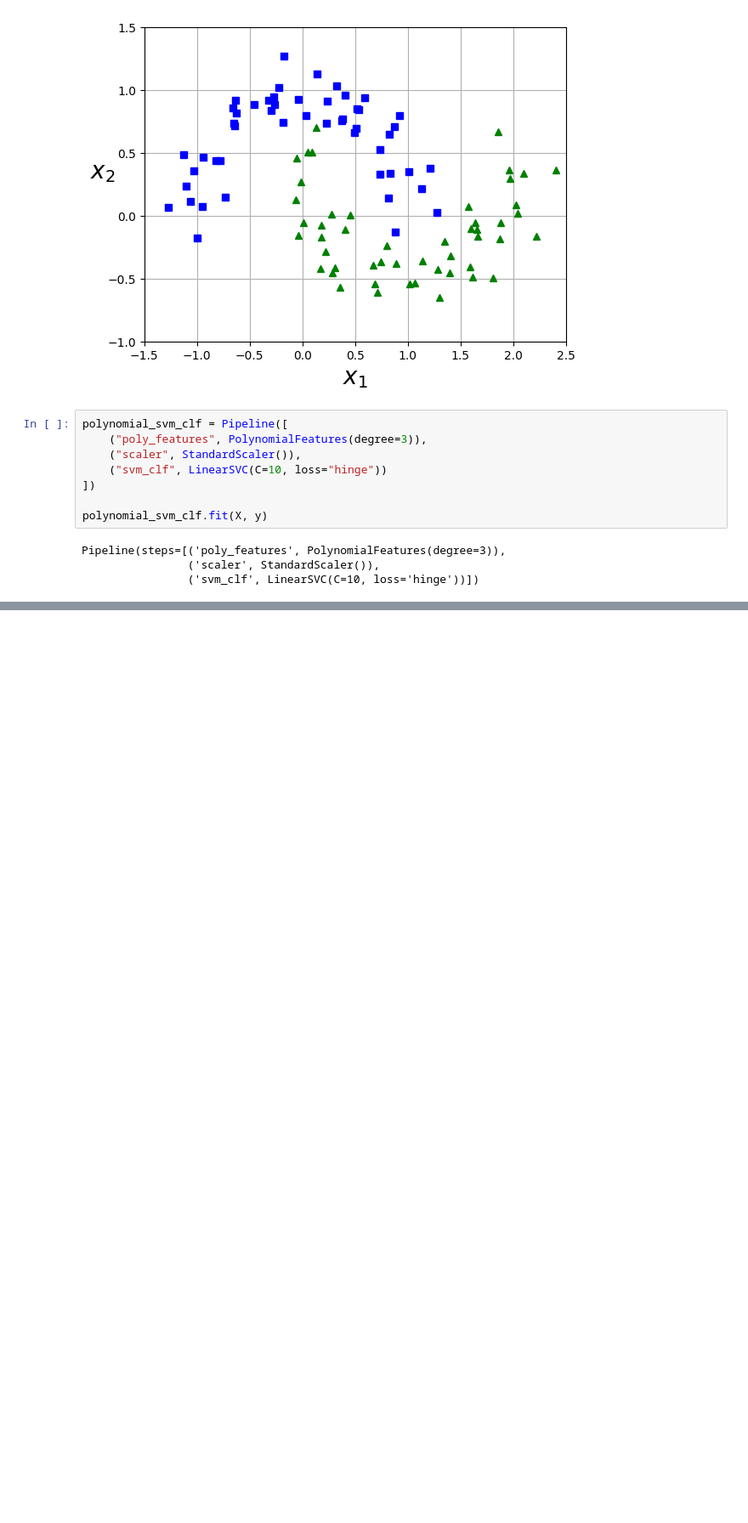
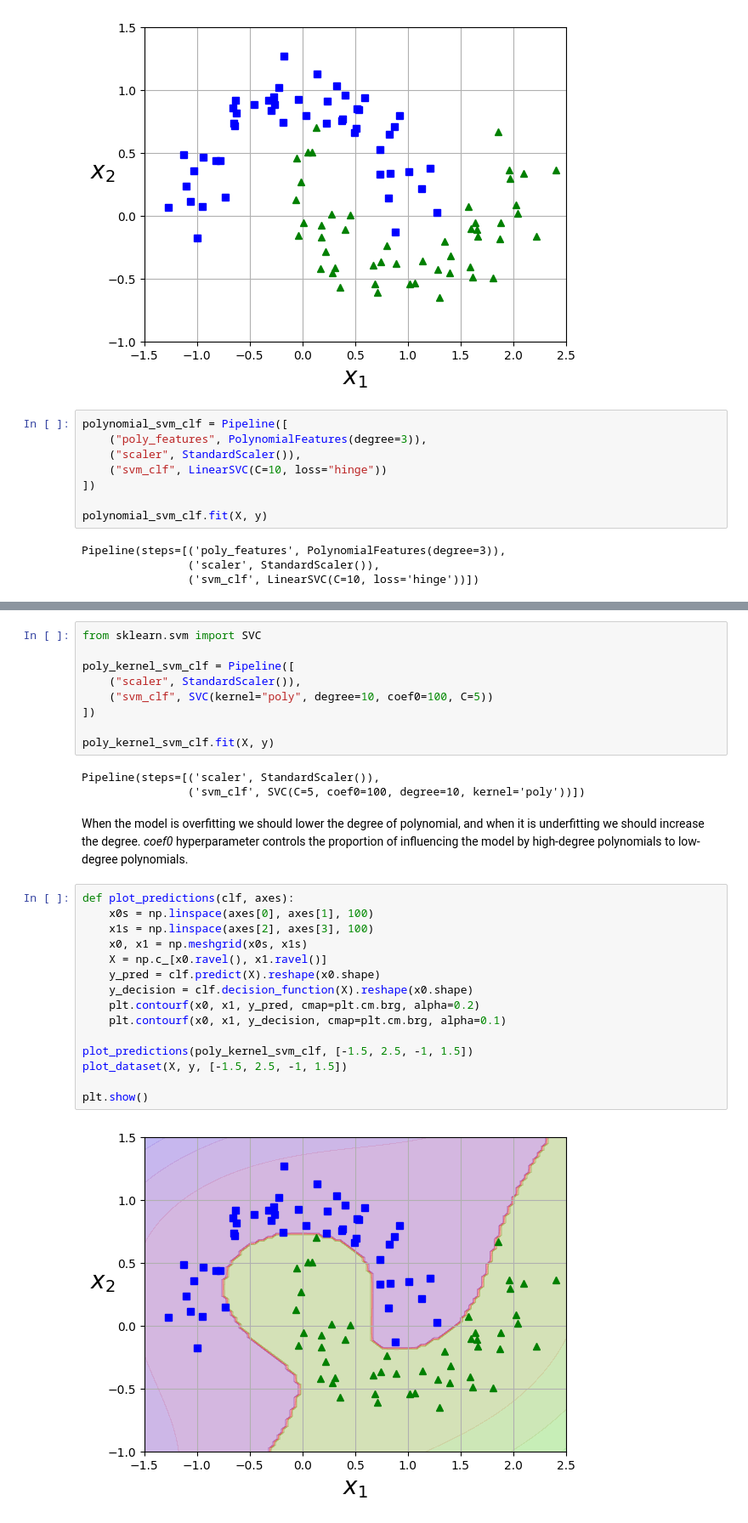
Before and after one commit to maciejolszanski/ML_basics, a Jupyter notebook: 08_SVM.ipynb, the cells around one changed output, grey strips where cells are left out. Shown at 85% size. Drawn from its saved outputs; the diff is of its cells as text; blank space fills up the shorter version.

```diff
--- a/08_SVM.ipynb
+++ b/08_SVM.ipynb
@@ -94,0 +101,31 @@ plt.show()
+# %%
+from sklearn.svm import SVC
+
+poly_kernel_svm_clf = Pipeline([
+    ("scaler", StandardScaler()),
+    ("svm_clf", SVC(kernel="poly", degree=10, coef0=100, C=5))
+])
+
+poly_kernel_svm_clf.fit(X, y)
+# %% [output]
+Pipeline(steps=[('scaler', StandardScaler()),
+                ('svm_clf', SVC(C=5, coef0=100, degree=10, kernel='poly'))])
+# %% [markdown]
+When the model is overfitting we should lower the degree of polynomial, and when it is underfitting we should increase the degree. <i>coef0</i> hyperparameter controls the proportion of influencing the model by high-degree polynomials to low-degree polynomials.
+# %%
+def plot_predictions(clf, axes):
+    x0s = np.linspace(axes[0], axes[1], 100)
+    x1s = np.linspace(axes[2], axes[3], 100)
+    x0, x1 = np.meshgrid(x0s, x1s)
+    X = np.c_[x0.ravel(), x1.ravel()]
+    y_pred = clf.predict(X).reshape(x0.shape)
+    y_decision = clf.decision_function(X).reshape(x0.shape)
+    plt.contourf(x0, x1, y_pred, cmap=plt.cm.brg, alpha=0.2)
+    plt.contourf(x0, x1, y_decision, cmap=plt.cm.brg, alpha=0.1)
+
+plot_predictions(poly_kernel_svm_clf, [-1.5, 2.5, -1, 1.5])
+plot_dataset(X, y, [-1.5, 2.5, -1, 1.5])
+
+plt.show()
+# %% [output]
+[figure, added]
```
Also changed, not shown: parts of 6 cells of this notebook.
